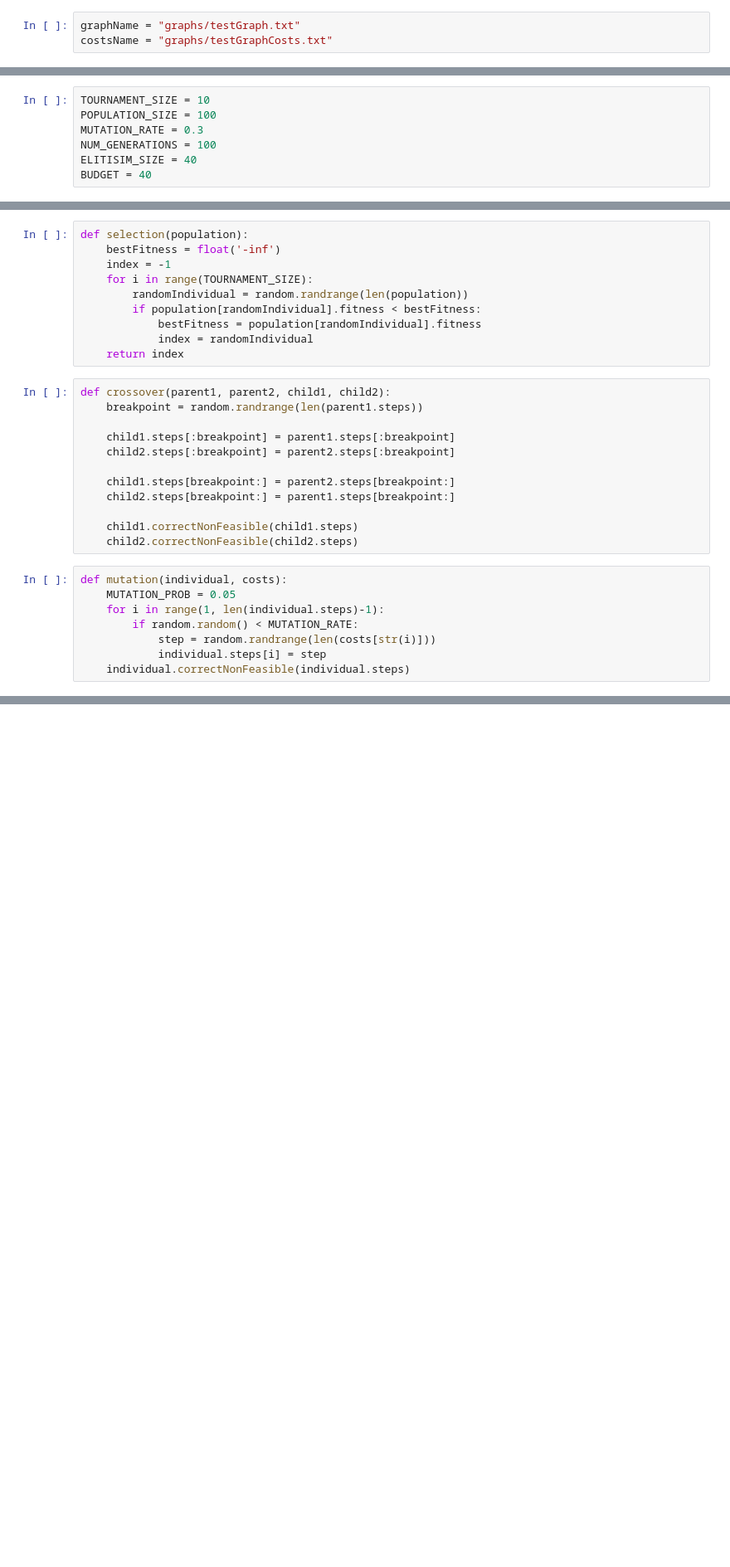
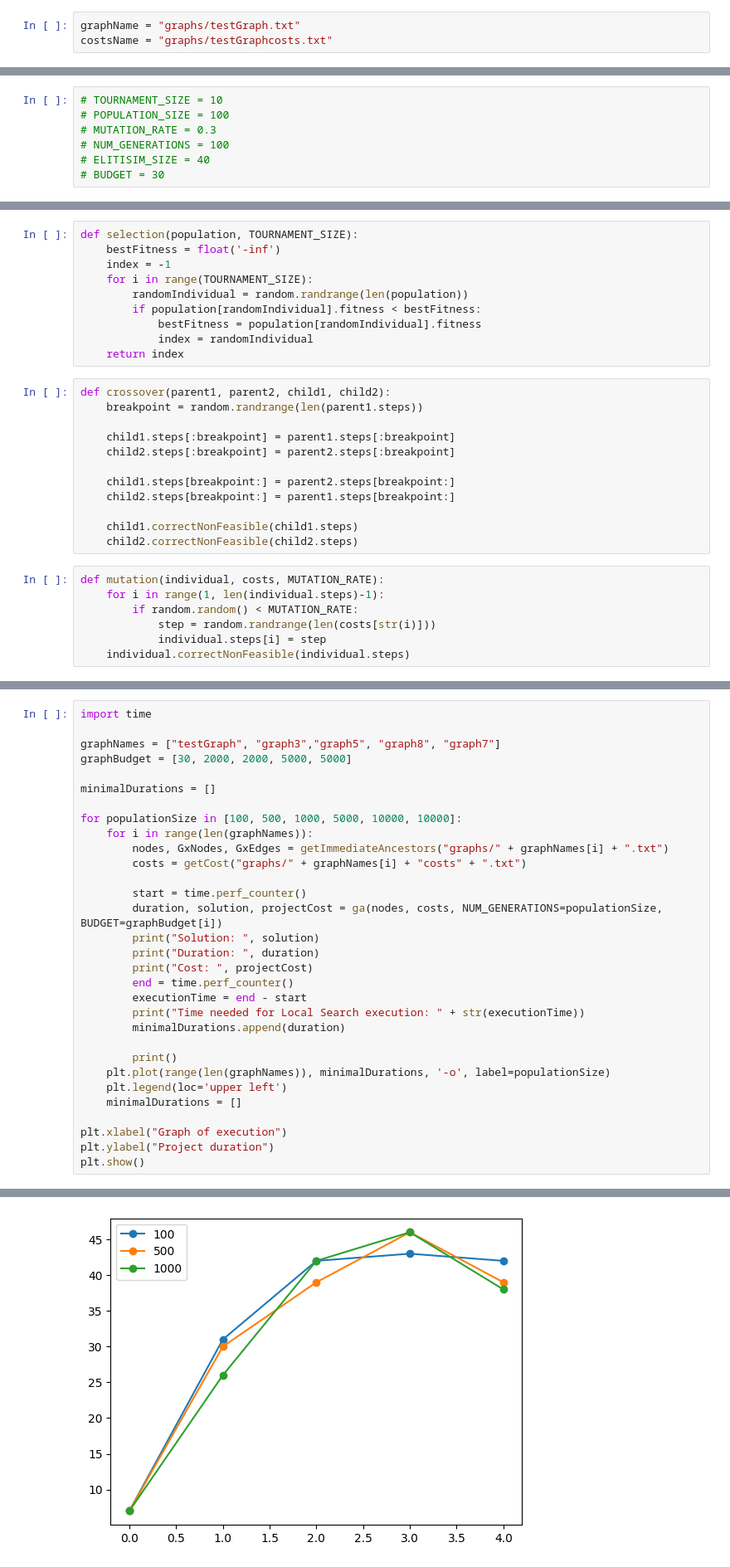
Before and after one commit to erlierine/Minimum-time-cost-tradeoff, a Jupyter notebook: GeneticAlgorithm.ipynb, the cells around one changed output, grey strips where cells are left out. Shown at 83% size. Saved outputs shown, nothing was run; the diff lists cells and outputs as text; blank space fills up the shorter version.

```diff
--- a/GeneticAlgorithm.ipynb
+++ b/GeneticAlgorithm.ipynb
@@ -4,7 +4,7 @@
 First we read graph and costs for tasks.
 # %%
 graphName = "graphs/testGraph.txt"
-costsName = "graphs/testGraphCosts.txt"
+costsName = "graphs/testGraphcosts.txt"
 # %%
 from collections import defaultdict
 
@@ -109,12 +109,12 @@ drawGraph(GxNodes, GxEdges)
 # %% [markdown]
 Then we set needed parameters for genetic algorithm and make Idividual with its hromosome represented as steps
 # %%
-TOURNAMENT_SIZE = 10
-POPULATION_SIZE = 100
-MUTATION_RATE = 0.3
-NUM_GENERATIONS = 100
-ELITISIM_SIZE = 40
-BUDGET = 40
+# TOURNAMENT_SIZE = 10
+# POPULATION_SIZE = 100
+# MUTATION_RATE = 0.3
+# NUM_GENERATIONS = 100
+# ELITISIM_SIZE = 40
+# BUDGET = 30
 # %%
 import random
 import numpy as np
@@ -200,7 +199,7 @@ class Individual:
         else:
             print("Ne moze se popraviti")
 # %%
-def selection(population):
+def selection(population, TOURNAMENT_SIZE):
     bestFitness = float('-inf')
     index = -1
     for i in range(TOURNAMENT_SIZE):
@@ -222,8 +221,7 @@ def crossover(parent1, parent2, child1, child2):
     child1.correctNonFeasible(child1.steps)
     child2.correctNonFeasible(child2.steps)
 # %%
-def mutation(individual, costs):
-    MUTATION_PROB = 0.05
+def mutation(individual, costs, MUTATION_RATE):
     for i in range(1, len(individual.steps)-1):
         if random.random() < MUTATION_RATE:
             step = random.randrange(len(costs[str(i)]))
@@ -273,0 +261,32 @@ solution: [0, 1, 0, 2, 0], fitness: 0.1111111111111111, cost: 9.0, budget:21
+# %%
+import time
+
+graphNames = ["testGraph", "graph3","graph5", "graph8", "graph7"]
+graphBudget = [30, 2000, 2000, 5000, 5000]
+
+minimalDurations = []
+
+for populationSize in [100, 500, 1000, 5000, 10000, 10000]:
+    for i in range(len(graphNames)):
+        nodes, GxNodes, GxEdges = getImmediateAncestors("graphs/" + graphNames[i] + ".txt")
+        costs = getCost("graphs/" + graphNames[i] + "costs" + ".txt")
+
+        start = time.perf_counter()
+        duration, solution, projectCost = ga(nodes, costs, NUM_GENERATIONS=populationSize, BUDGET=graphBudget[i])
+        print("Solution: ", solution)
+        print("Duration: ", duration)
+        print("Cost: ", projectCost)
+        end = time.perf_counter()
+        executionTime = end - start
+        print("Time needed for Local Search execution: " + str(executionTime))
+        minimalDurations.append(duration)
+
+        print()
+    plt.plot(range(len(graphNames)), minimalDurations, '-o', label=populationSize)
+    plt.legend(loc='upper left')
+    minimalDurations = []
+
+plt.xlabel("Graph of execution")
+plt.ylabel("Project duration")
+plt.show()
+# %% [output]
@@ -273,0 +311 @@ solution: [0, 1, 0, 2, 0], fitness: 0.1111111111111111, cost: 9.0, budget:21
+[figure, added]
```
Also changed, not shown: parts of 10 cells of this notebook, 2 other files.
